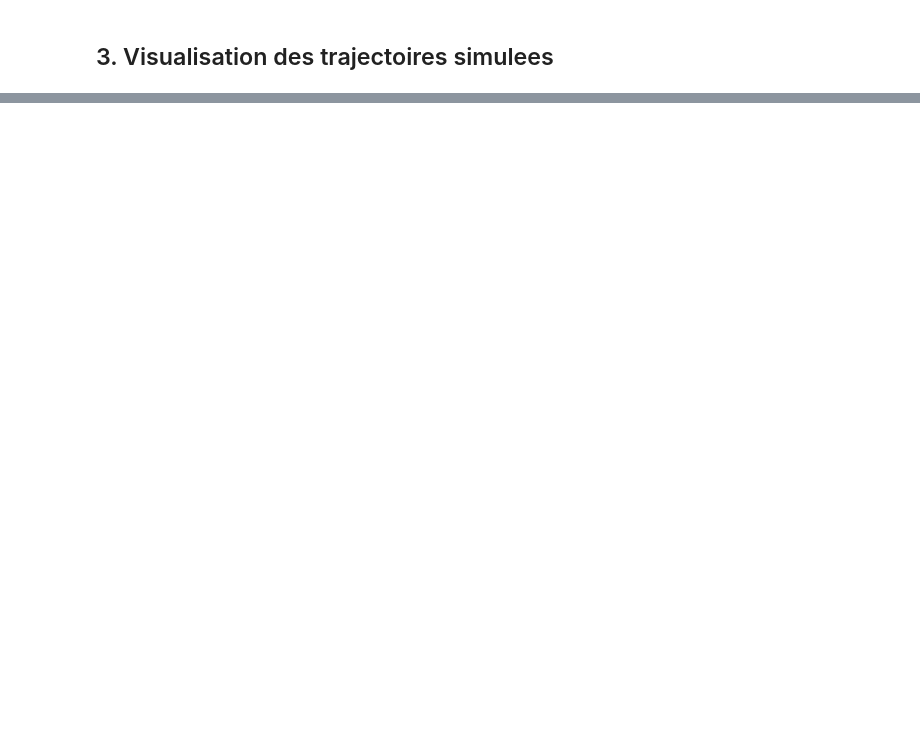
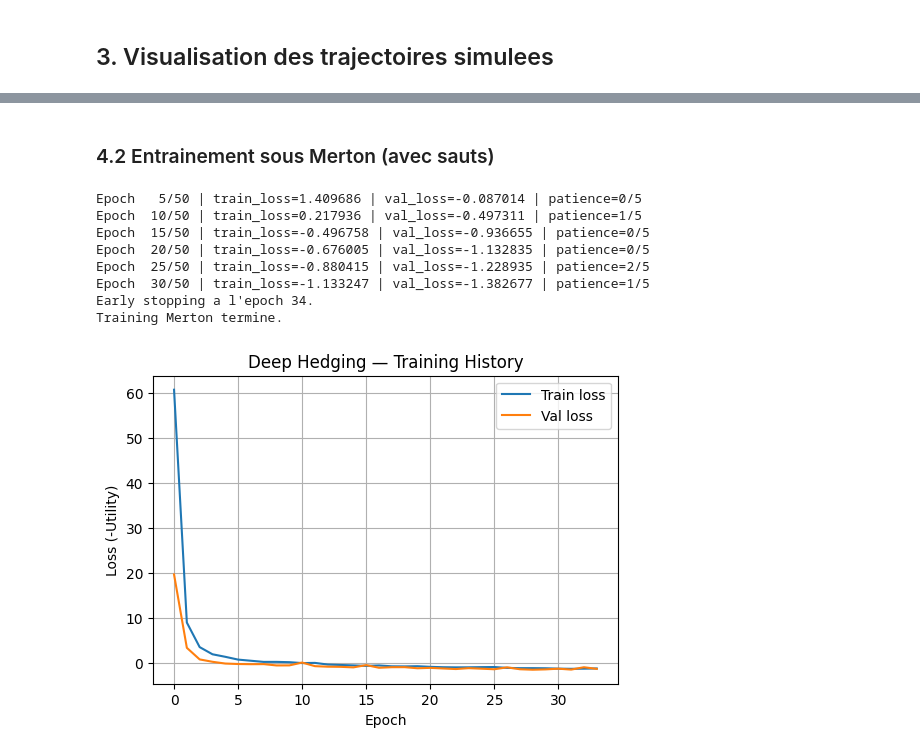
Before and after one commit to GianniCrn/DeepHedging, a Jupyter notebook: DeepHedging.ipynb, the cells around one changed output, grey strips where cells are left out. Drawn from its saved outputs; the diff is of its cells as text; code cells hidden in the pictures; blank space fills up the shorter version.

```diff
--- a/DeepHedging.ipynb
+++ b/DeepHedging.ipynb
@@ -416,0 +95,33 @@ deep_hedging/
+# %% [markdown]
+### 4.2 Entrainement sous Merton (avec sauts)
+# %%
+cfg_merton = DeepHedgingConfig(
+    market=replace(cfg.market, use_jumps=True),
+    training=cfg.training,
+    random=cfg.random,
+    device=cfg.device,
+    dtype=cfg.dtype,
+)
+
+policy_merton = PolicyMLP(d_in=2, d_hidden=32, depth=2, dropout=0.1)
+
+res_train_merton = train_deep_hedging(
+    cfg_merton,
+    policy_merton,
+    utility=MonetaryUtility(kind="cvar", alpha=cfg_merton.training.cvar_alpha),
+    patience=5,
+    min_delta=1e-3,
+)
+
+print("Training Merton termine.")
+plot_training_history(res_train_merton["history"])
+# %% [output]
+Epoch   5/50 | train_loss=1.409686 | val_loss=-0.087014 | patience=0/5
+Epoch  10/50 | train_loss=0.217936 | val_loss=-0.497311 | patience=1/5
+Epoch  15/50 | train_loss=-0.496758 | val_loss=-0.936655 | patience=0/5
+Epoch  20/50 | train_loss=-0.676005 | val_loss=-1.132835 | patience=0/5
+Epoch  25/50 | train_loss=-0.880415 | val_loss=-1.228935 | patience=2/5
+Epoch  30/50 | train_loss=-1.133247 | val_loss=-1.382677 | patience=1/5
+Early stopping a l'epoch 34.
+Training Merton termine.
+[figure, added]
```
Also changed, not shown: parts of 58 cells of this notebook, 2 other files.
